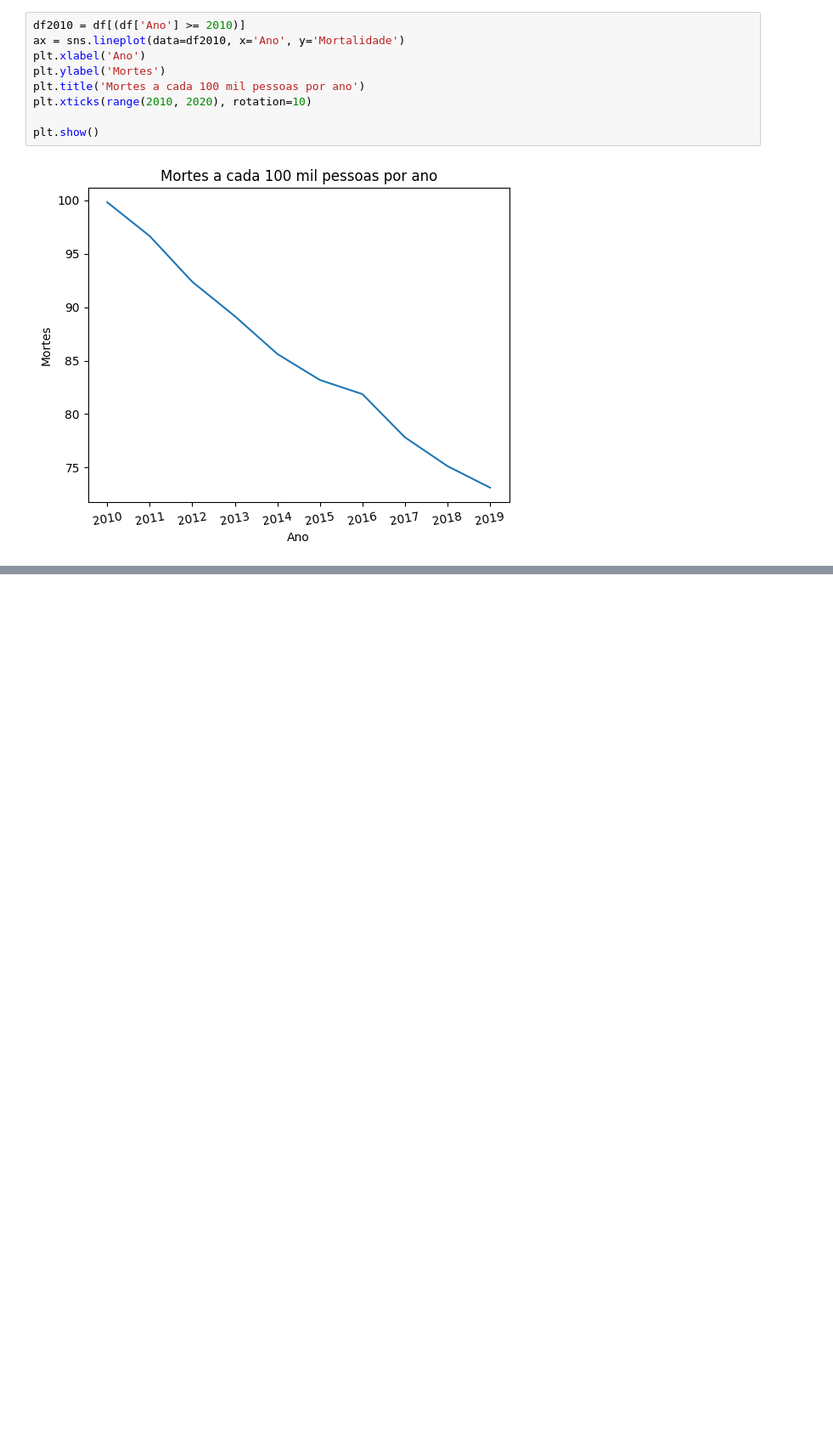
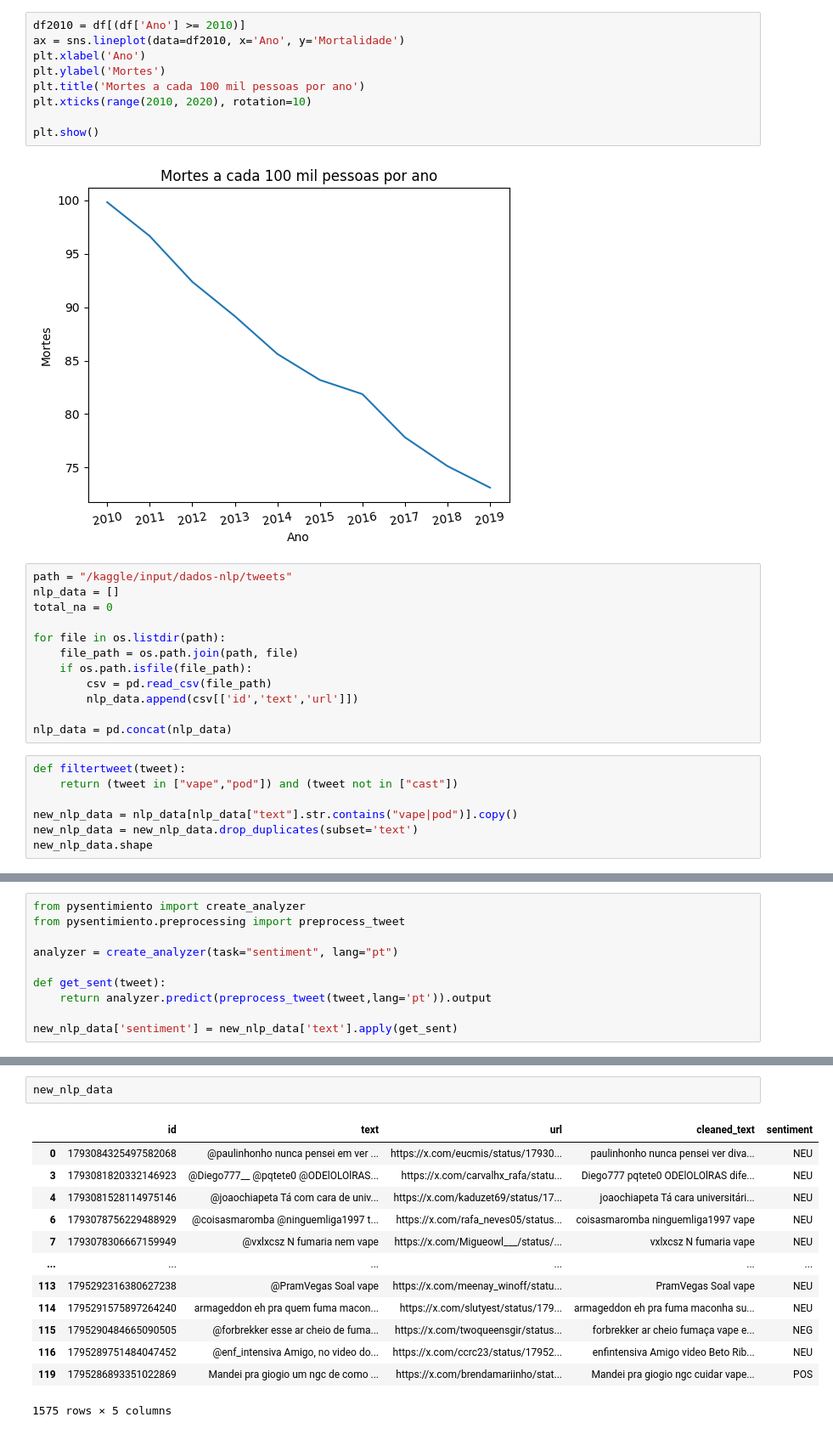
Before and after one commit to namespaiva/projeto-integrador-4, a Jupyter notebook: pi-4.ipynb, the cells around one changed output, grey strips where cells are left out. Shown at 85% size. Saved outputs shown, nothing was run; the diff lists cells and outputs as text; blank space fills up the shorter version.

Commit message:
Kaggle Notebook | Integras Gate 4 - Definitive Edition | Mais dados, mais preproc

```diff
--- a/pi-4.ipynb
+++ b/pi-4.ipynb
@@ -153,3 +154,22 @@ plt.xticks(range(2010, 2020), rotation=10)
 plt.show()
 # %% [output]
 [figure]
+# %%
+path = "/kaggle/input/dados-nlp/tweets"
+nlp_data = []
+total_na = 0
+
+for file in os.listdir(path):
+    file_path = os.path.join(path, file)
+    if os.path.isfile(file_path):
+        csv = pd.read_csv(file_path)
+        nlp_data.append(csv[['id','text','url']])
+
+nlp_data = pd.concat(nlp_data)
+# %%
+def filtertweet(tweet):
+    return (tweet in ["vape","pod"]) and (tweet not in ["cast"])
+
+new_nlp_data = nlp_data[nlp_data["text"].str.contains("vape|pod")].copy()
+new_nlp_data = new_nlp_data.drop_duplicates(subset='text')
+new_nlp_data.shape
@@ -155,0 +292,10 @@ plt.show()
+# %%
+from pysentimiento import create_analyzer
+from pysentimiento.preprocessing import preprocess_tweet
+
+analyzer = create_analyzer(task="sentiment", lang="pt")
+
+def get_sent(tweet):
+    return analyzer.predict(preprocess_tweet(tweet,lang='pt')).output
+
+new_nlp_data['sentiment'] = new_nlp_data['text'].apply(get_sent)
@@ -155,0 +340,16 @@ plt.show()
+# %%
+new_nlp_data
+# %% [output]
+|  | id | text | url | cleaned_text | sentiment |
+| 0 | 1793084325497582068 | @paulinhonho nunca pensei em ver ... | https://x.com/eucmis/status/17930... | paulinhonho nunca pensei ver diva... | NEU |
+| 3 | 1793081820332146923 | @Diego777__ @pqtete0 @ODElOLOlRAS... | https://x.com/carvalhx_rafa/statu... | Diego777 pqtete0 ODElOLOlRAS dife... | NEU |
+| 4 | 1793081528114975146 | @joaochiapeta Tá com cara de univ... | https://x.com/kaduzet69/status/17... | joaochiapeta Tá cara universitári... | NEU |
+| 6 | 1793078756229488929 | @coisasmaromba @ninguemliga1997 t... | https://x.com/rafa_neves05/status... | coisasmaromba ninguemliga1997 vape | NEU |
+| 7 | 1793078306667159949 | @vxlxcsz N fumaria nem vape | https://x.com/Migueowl___/status/... | vxlxcsz N fumaria vape | NEU |
+| ... | ... | ... | ... | ... | ... |
+| 113 | 1795292316380627238 | @PramVegas Soal vape | https://x.com/meenay_winoff/statu... | PramVegas Soal vape | NEU |
+| 114 | 1795291575897264240 | armageddon eh pra quem fuma macon... | https://x.com/slutyest/status/179... | armageddon eh pra fuma maconha su... | NEU |
+| 115 | 1795290484665090505 | @forbrekker esse ar cheio de fuma... | https://x.com/twoqueensgir/status... | forbrekker ar cheio fumaça vape e... | NEG |
+| 116 | 1795289751484047452 | @enf_intensiva Amigo, no video do... | https://x.com/ccrc23/status/17952... | enfintensiva Amigo video Beto Rib... | NEU |
+| 119 | 1795286893351022869 | Mandei pra giogio um ngc de como ... | https://x.com/brendamariinho/stat... | Mandei pra giogio ngc cuidar vape... | POS |
+1575 rows × 5 columns
```
Also changed, not shown: parts of 7 cells of this notebook.
